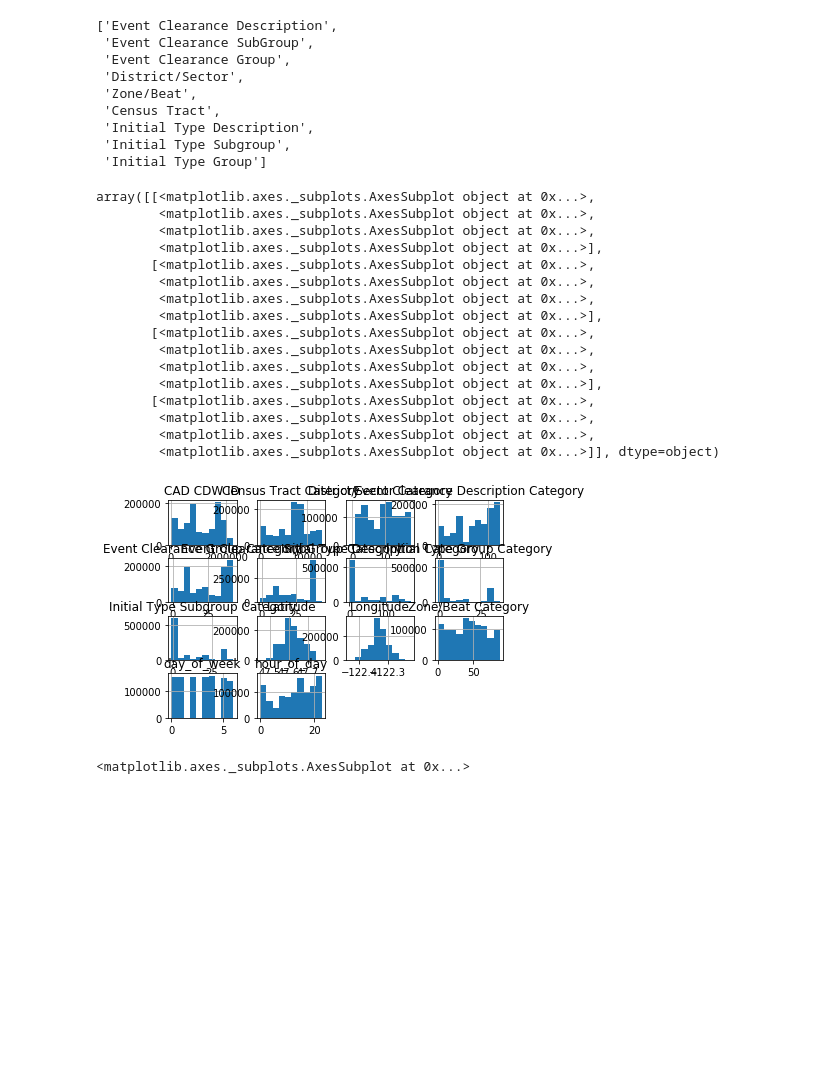
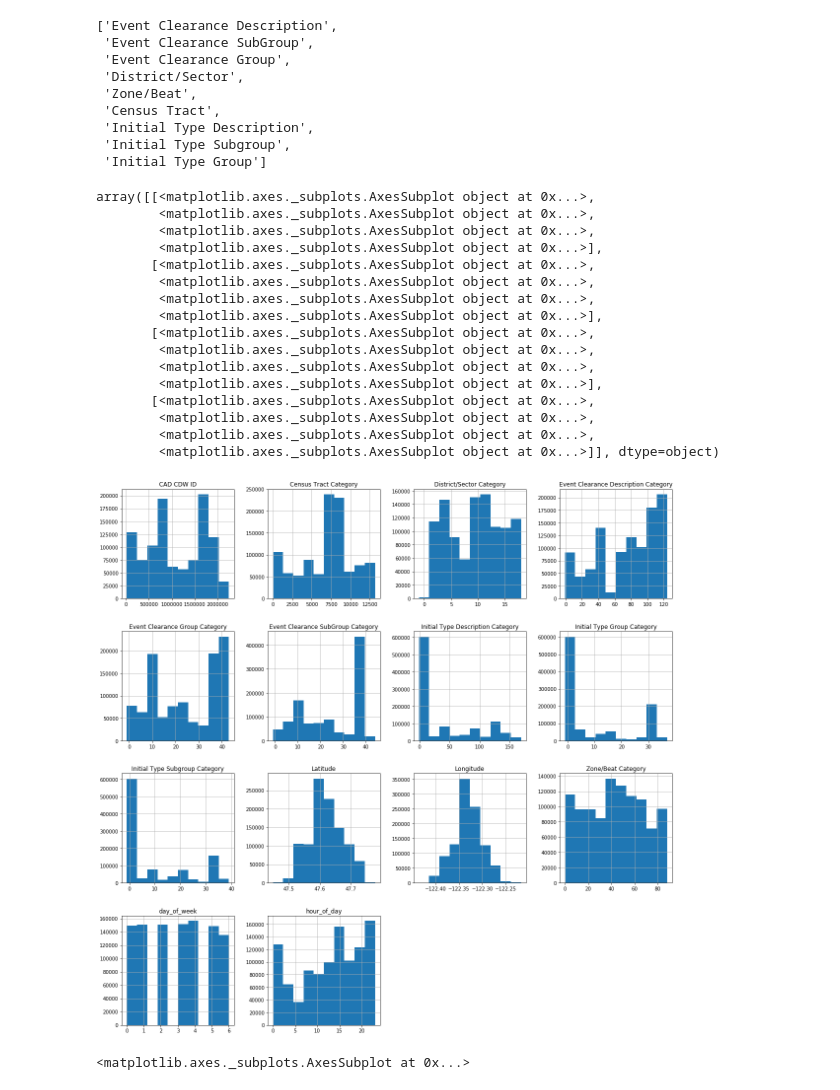
Before and after one commit to rileynwong/seattle-911, a Jupyter notebook: Seattle_911_Analysis.ipynb, the cells around one changed output. Saved outputs shown, nothing was run; the diff lists cells and outputs as text; code cells hidden in the pictures; blank space fills up the shorter version.

```diff
--- a/Seattle_911_Analysis.ipynb
+++ b/Seattle_911_Analysis.ipynb
@@ -412,25 +419,25 @@ list(categorical)
  'Initial Type Subgroup',
  'Initial Type Group']
 # %%
-calls.hist()
+calls.hist(figsize=(20,20))
 # %% [output]
 array([[<matplotlib.axes._subplots.AxesSubplot object at 0x...>,
         <matplotlib.axes._subplots.AxesSubplot object at 0x...>,
         <matplotlib.axes._subplots.AxesSubplot object at 0x...>,
         <matplotlib.axes._subplots.AxesSubplot object at 0x...>],
        [<matplotlib.axes._subplots.AxesSubplot object at 0x...>,
         <matplotlib.axes._subplots.AxesSubplot object at 0x...>,
         <matplotlib.axes._subplots.AxesSubplot object at 0x...>,
         <matplotlib.axes._subplots.AxesSubplot object at 0x...>],
        [<matplotlib.axes._subplots.AxesSubplot object at 0x...>,
         <matplotlib.axes._subplots.AxesSubplot object at 0x...>,
         <matplotlib.axes._subplots.AxesSubplot object at 0x...>,
         <matplotlib.axes._subplots.AxesSubplot object at 0x...>],
        [<matplotlib.axes._subplots.AxesSubplot object at 0x...>,
         <matplotlib.axes._subplots.AxesSubplot object at 0x...>,
         <matplotlib.axes._subplots.AxesSubplot object at 0x...>,
         <matplotlib.axes._subplots.AxesSubplot object at 0x...>]], dtype=object)
-[figure, old version]
+[figure, new version]
 # %%
 calls['Event Clearance SubGroup'].value_counts().plot(kind='bar', figsize=(10,10))
 # %% [output]
```
Also changed, not shown: parts of 51 cells of this notebook.
